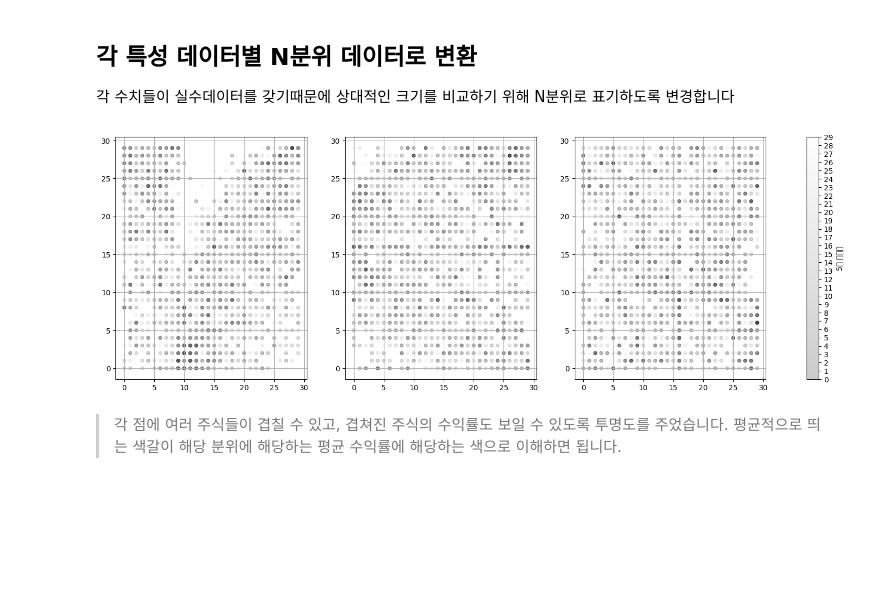
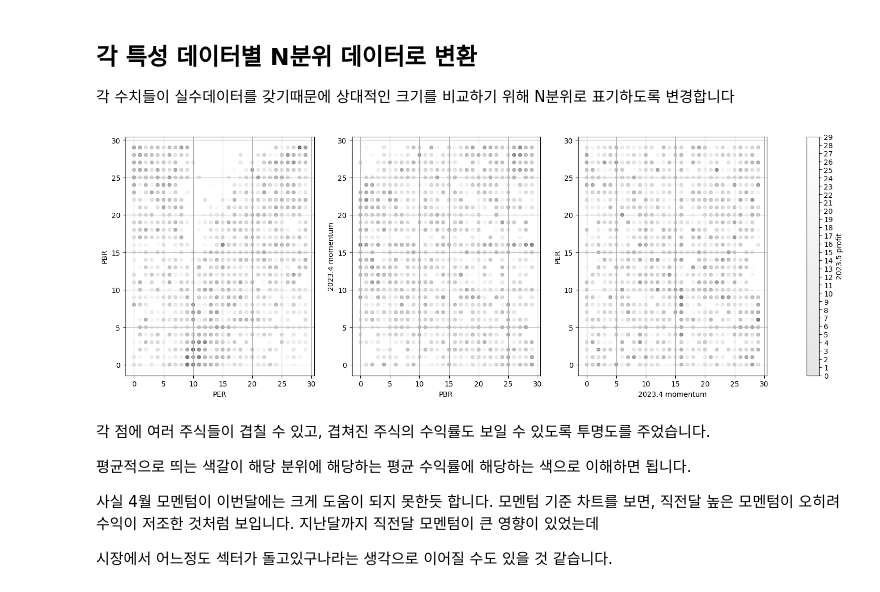
Before and after one commit to jetech-trading/jetech-trading.github.io, a Jupyter notebook: _build/jupyter_execute/stock/20230606.ipynb, the cells around one changed output. Cells and saved outputs as stored; diff of their text form; code cells hidden in the pictures; blank space fills up the shorter version.

```diff
--- a/_build/jupyter_execute/stock/20230606.ipynb
+++ b/_build/jupyter_execute/stock/20230606.ipynb
@@ -38,5 +16,6 @@ df.dropna(inplace=True)
 # %%
 df = pd.read_csv('./data/202305_stock_meta.csv')
+df = df[df.code != 50090] # 비케이홀딩스 무상감자 제외
 # %%
 df.head(5)
 # %% [output]
@@ -64,18 +43,32 @@ df['m6_qt'] = pd.qcut(df['m30_6'], N, labels=False)
 # %%
 import matplotlib.pyplot as plt
 fig, axes = plt.subplots(figsize=(20, 6), ncols=3)
 
-axes[0].scatter(df['PER_qt'], df['PBR_qt'], s=20, c=df['m6_qt'], cmap='gray', alpha=0.2)
-axes[1].scatter(df['PBR_qt'], df['m5_qt'], s=20, c=df['m6_qt'], cmap='gray', alpha=0.2)
-axes[2].scatter(df['m5_qt'], df['PER_qt'], s=20, c=df['m6_qt'], cmap='gray', alpha=0.2)
+axes[0].scatter(df['PER_qt'], df['PBR_qt'], s=20, c=df['m6_qt'], cmap='gray', alpha=0.1)
+axes[1].scatter(df['PBR_qt'], df['m5_qt'], s=20, c=df['m6_qt'], cmap='gray', alpha=0.1)
+axes[2].scatter(df['m5_qt'], df['PER_qt'], s=20, c=df['m6_qt'], cmap='gray', alpha=0.1)
+
+axes[0].set_xlabel('PER')
+axes[0].set_ylabel('PBR')
+
+axes[1].set_xlabel('PBR')
+axes[1].set_ylabel('2023.4 momentum')
+
+axes[2].set_xlabel('2023.4 momentum')
+axes[2].set_ylabel('PER')
 #set colormap in axes
 cbar = fig.colorbar(axes[0].collections[0], ax=axes)
 cbar.set_ticks(np.arange(0, 30, 1))
 cbar.set_ticklabels(np.arange(0, 30, 1))
-cbar.set_label('5월 수익률')
+cbar.set_label('2023.5 profit')
 for ax in axes: ax.grid()
 # %% [output]
-[figure, old version]
+[figure, new version]
 # %% [markdown]
-> 각 점에 여러 주식들이 겹칠 수 있고, 겹쳐진 주식의 수익률도 보일 수 있도록 투명도를 주었습니다.
-> 평균적으로 띄는 색갈이 해당 분위에 해당하는 평균 수익률에 해당하는 색으로 이해하면 됩니다.
+각 점에 여러 주식들이 겹칠 수 있고, 겹쳐진 주식의 수익률도 보일 수 있도록 투명도를 주었습니다.
+
+평균적으로 띄는 색갈이 해당 분위에 해당하는 평균 수익률에 해당하는 색으로 이해하면 됩니다.
+
+사실 4월 모멘텀이 이번달에는 크게 도움이 되지 못한듯 합니다. 모멘텀 기준 차트를 보면, 직전달 높은 모멘텀이 오히려 수익이 저조한 것처럼 보입니다. 지난달까지 직전달 모멘텀이 큰 영향이 있었는데
+
+시장에서 어느정도 섹터가 돌고있구나라는 생각으로 이어질 수도 있을 것 같습니다.
```
Also changed, not shown: parts of 6 cells of this notebook, 12 other files.
